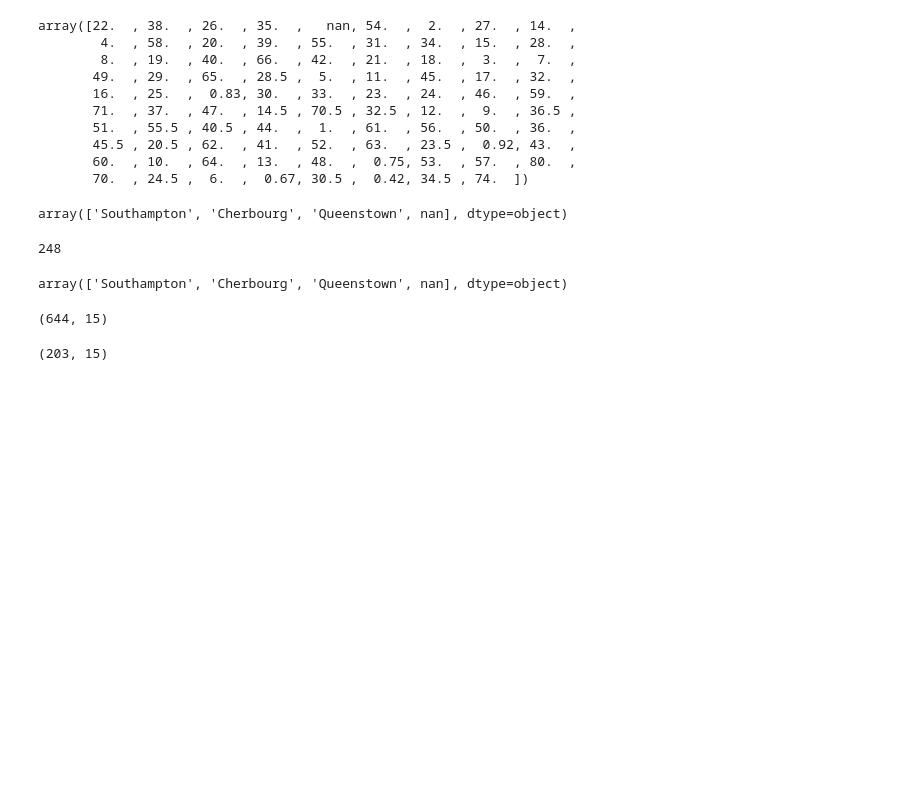
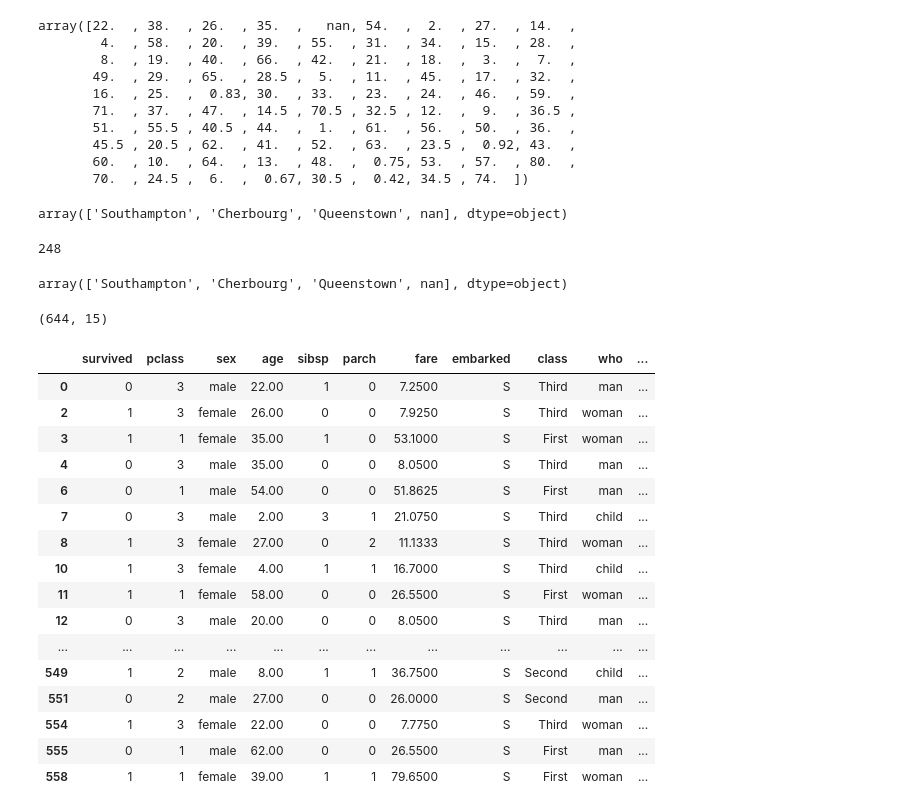
Before and after one commit to samiyaMalik/Pandas-Tips-Tricks, a Jupyter notebook: Pandas Tricks.ipynb, the cells around one changed output. Saved outputs shown, nothing was run; the diff lists cells and outputs as text; code cells hidden in the pictures; blank space fills up the shorter version.

```diff
--- a/Pandas Tricks.ipynb
+++ b/Pandas Tricks.ipynb
@@ -476,6 +482,24 @@ print(df[(df.embark_town=='Southampton')].shape)
 # %% [output]
 (644, 15)
 # %%
-df[(df.embark_town=='Southampton') & (df.sex=='female')].shape
+df[(df.embark_town=='Southampton') |
+   (df.embark_town=='Queentown')
+   & (df.sex=='female')]
 # %% [output]
-(203, 15)
+|  | survived | pclass | sex | age | sibsp | parch | fare | embarked | class | who | ... |
+| 0 | 0 | 3 | male | 22.00 | 1 | 0 | 7.2500 | S | Third | man | ... |
+| 2 | 1 | 3 | female | 26.00 | 0 | 0 | 7.9250 | S | Third | woman | ... |
+| 3 | 1 | 1 | female | 35.00 | 1 | 0 | 53.1000 | S | First | woman | ... |
+| 4 | 0 | 3 | male | 35.00 | 0 | 0 | 8.0500 | S | Third | man | ... |
+| 6 | 0 | 1 | male | 54.00 | 0 | 0 | 51.8625 | S | First | man | ... |
+| 7 | 0 | 3 | male | 2.00 | 3 | 1 | 21.0750 | S | Third | child | ... |
+| 8 | 1 | 3 | female | 27.00 | 0 | 2 | 11.1333 | S | Third | woman | ... |
+| 10 | 1 | 3 | female | 4.00 | 1 | 1 | 16.7000 | S | Third | child | ... |
+| 11 | 1 | 1 | female | 58.00 | 0 | 0 | 26.5500 | S | First | woman | ... |
+| 12 | 0 | 3 | male | 20.00 | 0 | 0 | 8.0500 | S | Third | man | ... |
+| ... | ... | ... | ... | ... | ... | ... | ... | ... | ... | ... | ... |
+| 549 | 1 | 2 | male | 8.00 | 1 | 1 | 36.7500 | S | Second | child | ... |
+| 551 | 0 | 2 | male | 27.00 | 0 | 0 | 26.0000 | S | Second | man | ... |
+| 554 | 1 | 3 | female | 22.00 | 0 | 0 | 7.7750 | S | Third | woman | ... |
+| 555 | 0 | 1 | male | 62.00 | 0 | 0 | 26.5500 | S | First | man | ... |
+| 558 | 1 | 1 | female | 39.00 | 1 | 1 | 79.6500 | S | First | woman | ... |
```
Also changed, not shown: parts of 54 cells of this notebook, 3 other files.
